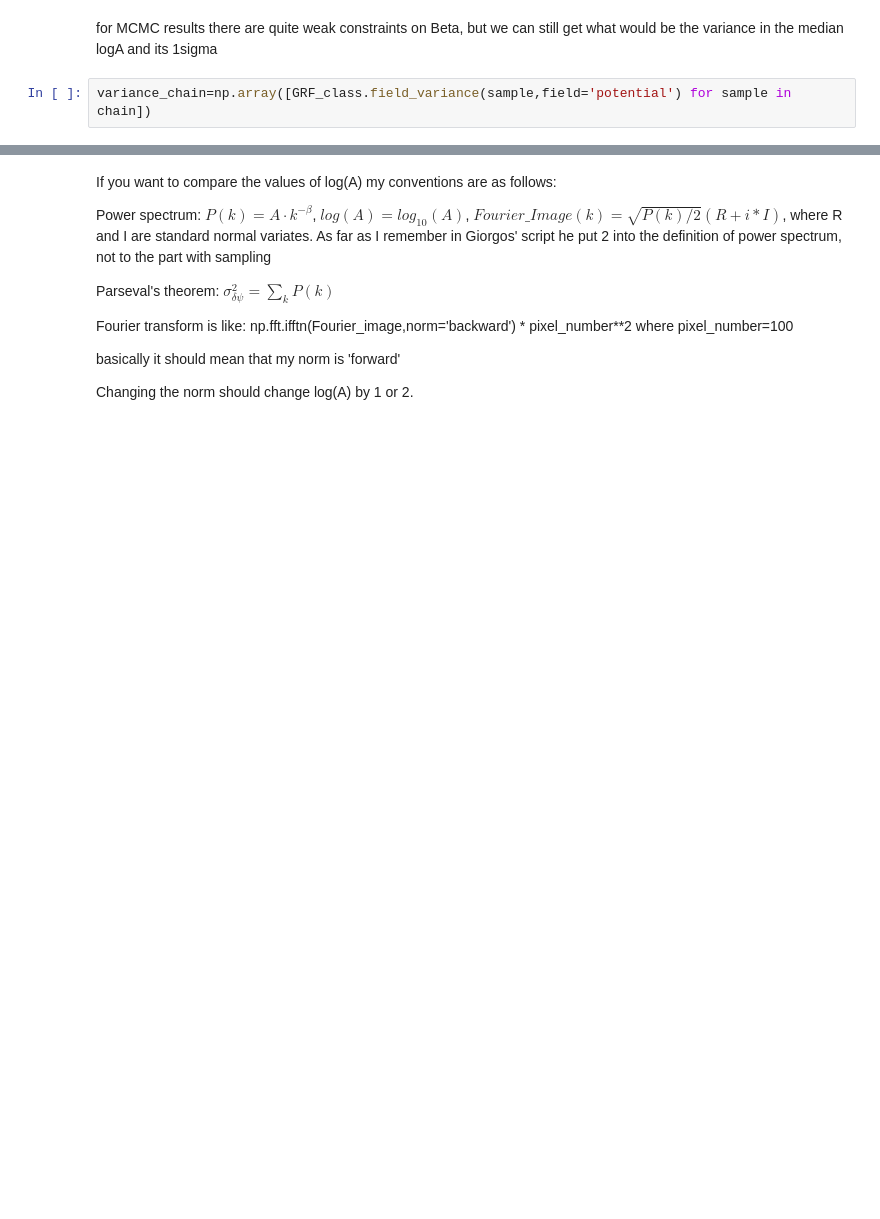
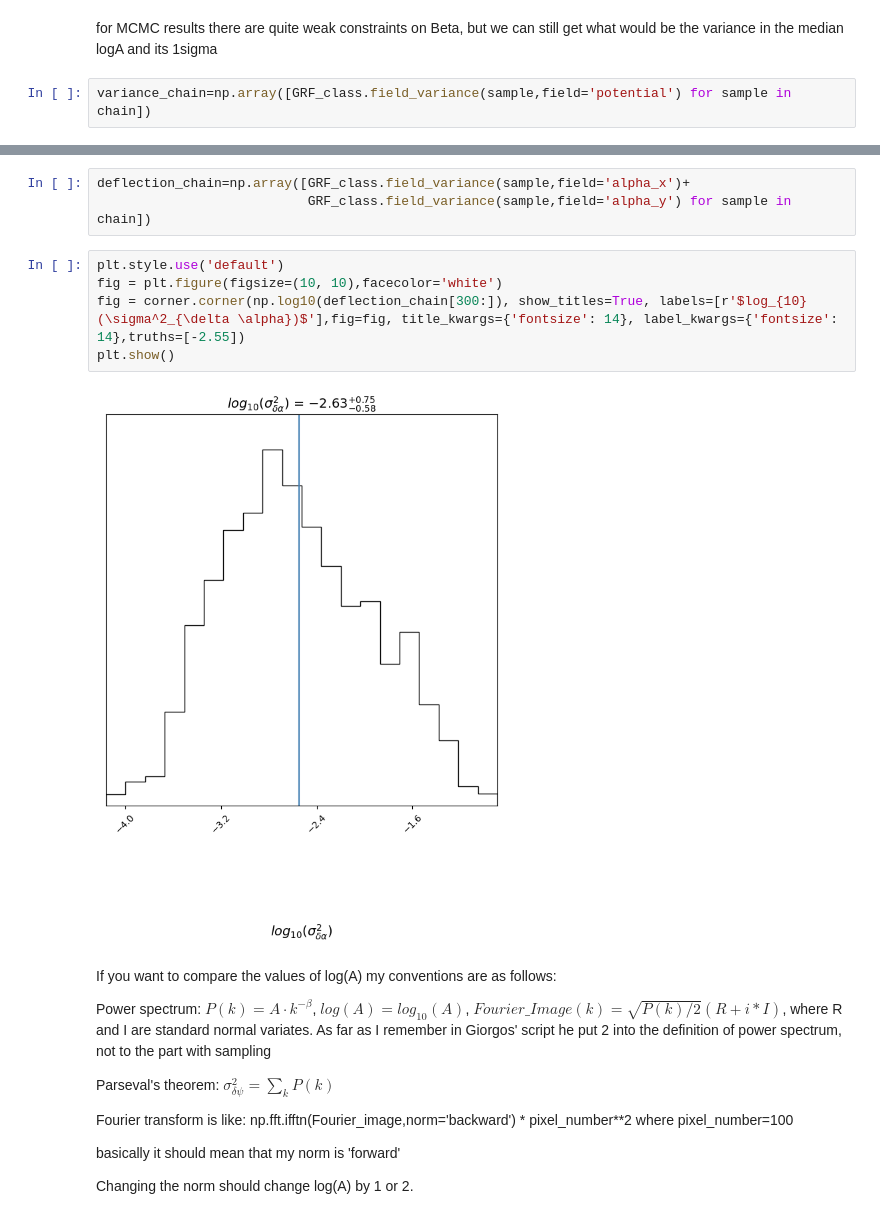
Before and after one commit to Herculens/herculens, a Jupyter notebook: GRF_perturbations/Notebooks/test_Aymeric's_data.ipynb, the cells around one changed output, grey strips where cells are left out. Cells and saved outputs as stored; diff of their text form; blank space fills up the shorter version.

```diff
--- a/GRF_perturbations/Notebooks/test_Aymeric's_data.ipynb
+++ b/GRF_perturbations/Notebooks/test_Aymeric's_data.ipynb
@@ -631,3 +657,13 @@ plt.show()
+# %%
+deflection_chain=np.array([GRF_class.field_variance(sample,field='alpha_x')+
+                           GRF_class.field_variance(sample,field='alpha_y') for sample in chain])
+# %%
+plt.style.use('default')
+fig = plt.figure(figsize=(10, 10),facecolor='white')
+fig = corner.corner(np.log10(deflection_chain[300:]), show_titles=True, labels=[r'$log_{10}(\sigma^2_{\delta \alpha})$'],fig=fig, title_kwargs={'fontsize': 14}, label_kwargs={'fontsize': 14},truths=[-2.55])
+plt.show()
+# %% [output]
+[figure, added]
 # %% [markdown]
 If you want to compare the values of log(A) my conventions are as follows:
 
```
Also changed, not shown: parts of 11 cells of this notebook.
